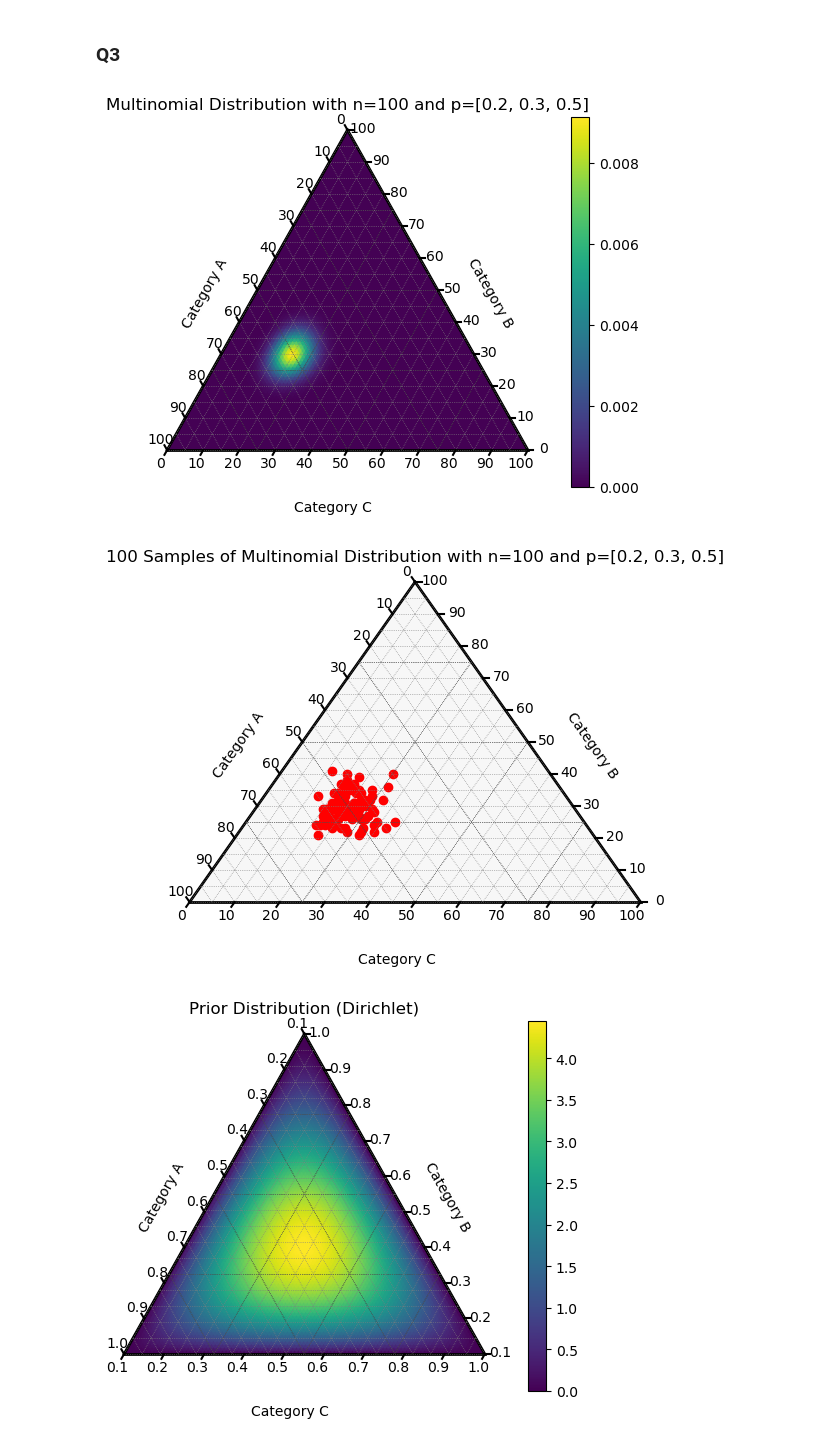
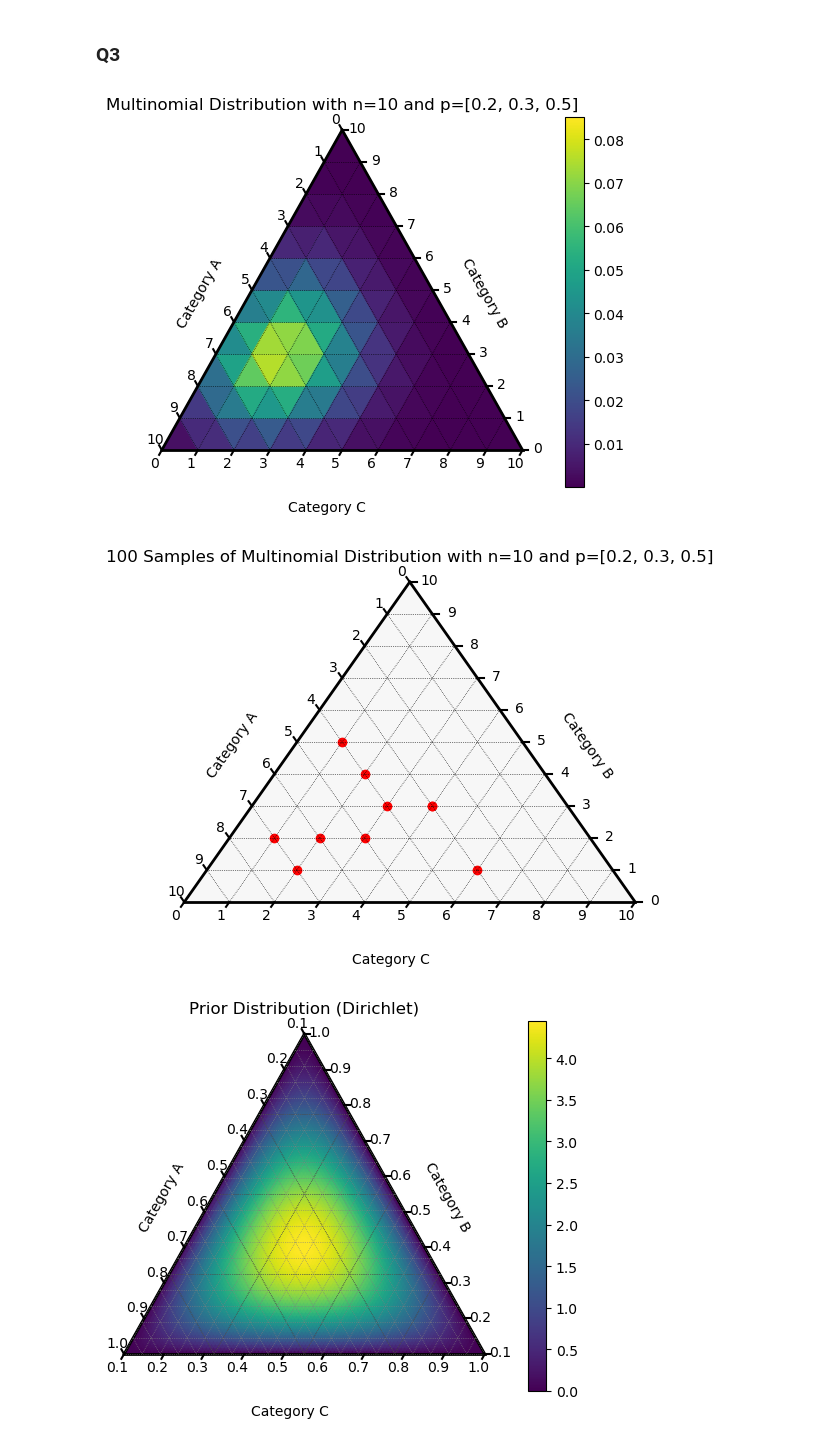
Before and after one commit to Stary54264/STA365-HW, a Jupyter notebook: HW1.ipynb, the cells around one changed output. Drawn from its saved outputs; the diff is of its cells as text; code cells hidden in the pictures.

```diff
--- a/HW1.ipynb
+++ b/HW1.ipynb
@@ -29,54 +29,52 @@ import ternary
 
 np.random.seed(365)
 # %%
-mul = stats.multinomial(n=100, p=[0.2, 0.3, 0.5])
-sample = mul.rvs(size=100)
+mul = stats.multinomial(n=10, p=[0.2, 0.3, 0.5])
+sample = mul.rvs(size=10)
 # %%
-def mul_pmf_100(n_i: list[float]) -> float:
+def mul_pmf_10(n_i: list[float]) -> float:
     round_n_i = []
     for i in n_i:
-        round_n_i.append(round(i * 100))
+        round_n_i.append(round(i * 10))
     return mul.pmf(round_n_i)
 # %%
-figure, tax = ternary.figure(scale=100)
+figure, tax = ternary.figure(scale=10)
 
 tax.boundary(linewidth=2)
-tax.gridlines(color="black", multiple=25)
-tax.gridlines(color="grey", multiple=5, linewidth=0.5)
+tax.gridlines(color="black", multiple=1)
 tax.clear_matplotlib_ticks()
 tax.get_axes().axis('off')
 
-tax.set_title("Multinomial Distribution with n=100 and p=[0.2, 0.3, 0.5]")
+tax.set_title("Multinomial Distribution with n=10 and p=[0.2, 0.3, 0.5]")
 tax.left_axis_label("Category A", offset=0.15)
 tax.right_axis_label("Category B", offset=0.15)
 tax.bottom_axis_label("Category C", offset=0.15)
-tax.ticks(axis='lbr', multiple=10, offset=0.015)
+tax.ticks(axis='lbr', multiple=1, offset=0.015)
 
-tax.heatmapf(mul_pmf_100)
+tax.heatmapf(mul_pmf_10)
 
 ternary.plt.show()
 # %% [output]
-[figure, old version]
+[figure, new version]
 # %%
-figure, tax = ternary.figure(scale=100)
+figure, tax = ternary.figure(scale=10)
 
 tax.boundary(linewidth=2)
-tax.gridlines(color="black", multiple=25)
-tax.gridlines(color="grey", multiple=5, linewidth=0.5)
+tax.gridlines(color="black", multiple=1)
 tax.clear_matplotlib_ticks()
 tax.get_axes().axis('off')
 
-tax.set_title("100 Samples of Multinomial Distribution with n=100 and p=[0.2, 0.3, 0.5]")
+tax.set_title("100 Samples of Multinomial Distribution with n=10 and p=[0.2, 0.3, 0.5]")
 tax.left_axis_label("Category A", offset=0.15)
 tax.right_axis_label("Category B", offset=0.15)
 tax.bottom_axis_label("Category C", offset=0.15)
-tax.ticks(axis='lbr', multiple=10, offset=0.015)
+tax.ticks(axis='lbr', multiple=1, offset=0.015)
 
 tax.scatter(sample, color="red")
 
 ternary.plt.show()
 # %% [output]
-[figure, old version]
+[figure, new version]
 # %%
 prior = stats.dirichlet(alpha=[2, 2, 2])
 
```
Also changed, not shown: parts of 2 cells of this notebook.
